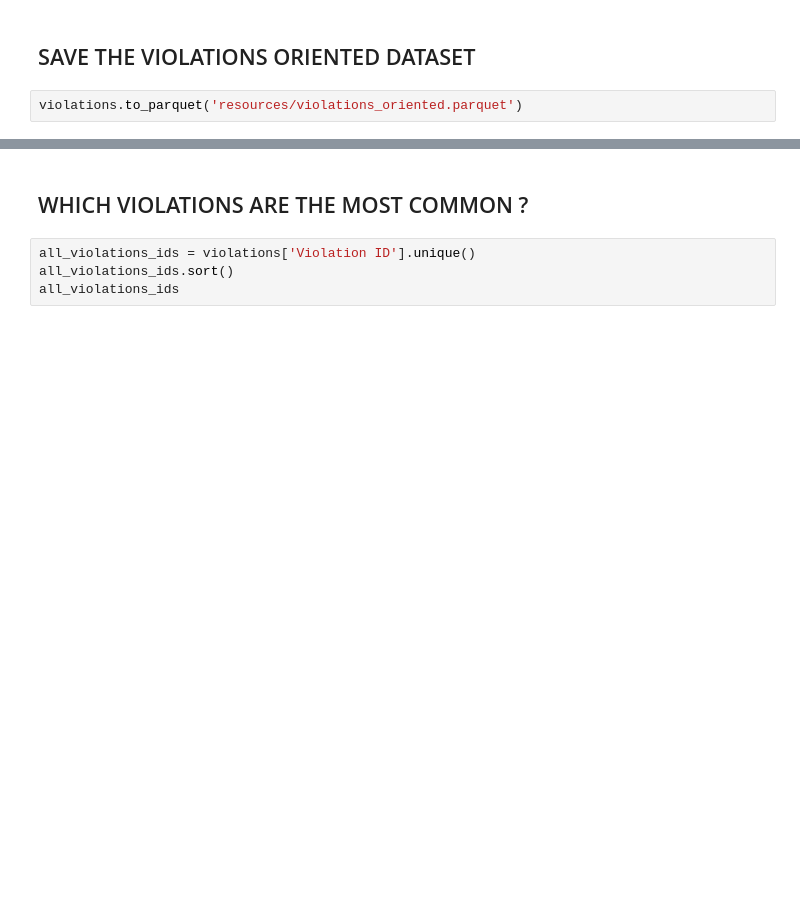
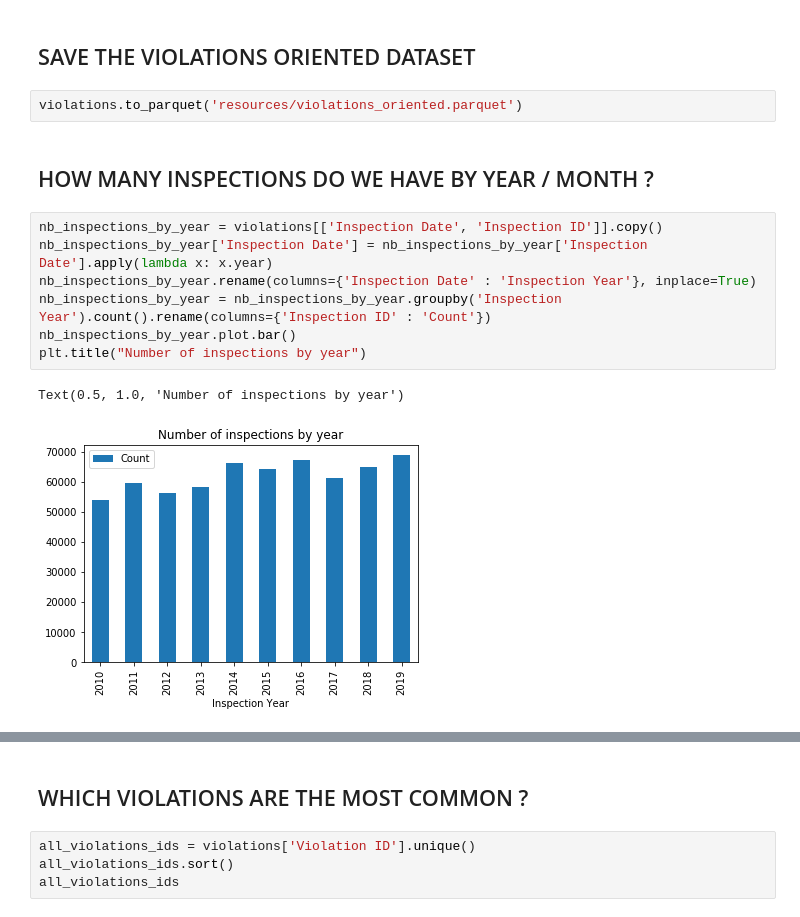
Before and after one commit to VodopaDev/CS401-Chicago-Crime-Analysis, a Jupyter notebook: violations.ipynb, the cells around one changed output, grey strips where cells are left out. Saved outputs shown, nothing was run; the diff lists cells and outputs as text; blank space fills up the shorter version.

```diff
--- a/violations.ipynb
+++ b/violations.ipynb
@@ -111,3 +111,15 @@ violations.head()
 ## SAVE THE VIOLATIONS ORIENTED DATASET ##
 # %%
 violations.to_parquet('resources/violations_oriented.parquet')
+# %% [markdown]
+## HOW MANY INSPECTIONS DO WE HAVE BY YEAR / MONTH ? ##
+# %%
+nb_inspections_by_year = violations[['Inspection Date', 'Inspection ID']].copy()
+nb_inspections_by_year['Inspection Date'] = nb_inspections_by_year['Inspection Date'].apply(lambda x: x.year)
+nb_inspections_by_year.rename(columns={'Inspection Date' : 'Inspection Year'}, inplace=True)
+nb_inspections_by_year = nb_inspections_by_year.groupby('Inspection Year').count().rename(columns={'Inspection ID' : 'Count'})
+nb_inspections_by_year.plot.bar()
+plt.title("Number of inspections by year")
+# %% [output]
+Text(0.5, 1.0, 'Number of inspections by year')
+[figure, added]
```
Also changed, not shown: parts of 7 cells of this notebook.
